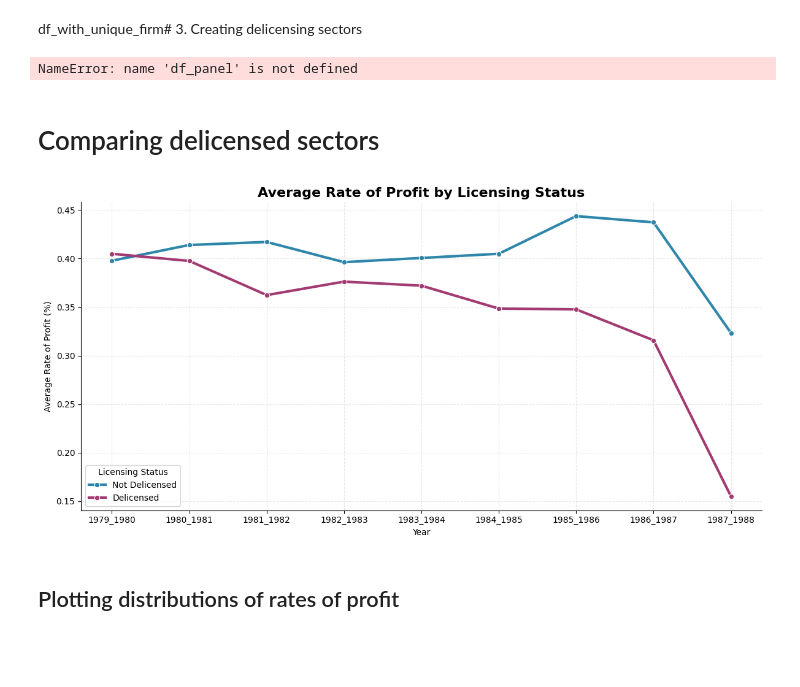
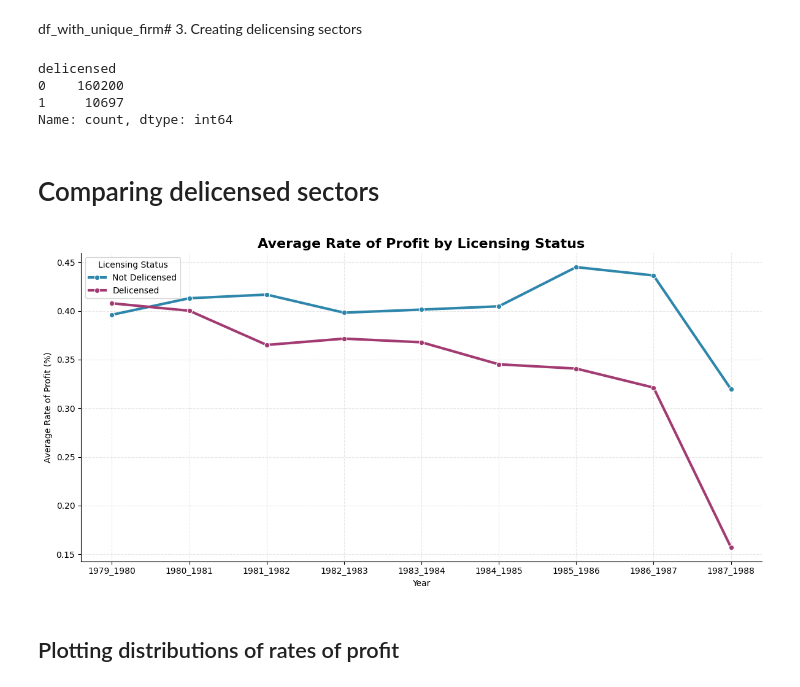
Before and after one commit to kabeerbora/1980s_delin, a Jupyter notebook: Panel_79_89_v2.ipynb, the cells around one changed output. Drawn from its saved outputs; the diff is of its cells as text; code cells hidden in the pictures; blank space fills up the shorter version.

```diff
--- a/Panel_79_89_v2.ipynb
+++ b/Panel_79_89_v2.ipynb
@@ -450,12 +436,18 @@ df_panel.to_csv('/content/drive/MyDrive/data_economics_research/jan_weber_kabeer
 # %% [markdown]
 df_with_unique_firm# 3. Creating delicensing sectors
 # %%
+# nic_codes_to_check = [
+#     274, 269, 268, 267, 266, 265, 264, 262, 261, 260, 259, 258, 257, 254, 250, 248, 247, 246, 245,
+#     243, 242, 241, 240, 236, 235, 234, 233, 232, 231, 230, 224, 218, 216, 215, 214, 213, 209, 208,
+#     205, 201, 200, 389, 387, 386, 385, 384, 383, 382, 381, 379, 378, 372, 370, 362, 361, 349, 345,
+#     340, 336, 335, 334, 333, 332, 329, 326, 325, 324, 317, 311, 303, 301, 296, 295, 291, 288, 287,
+#     284, 279, 277, 276, 275
+# ]
 nic_codes_to_check = [
-    274, 269, 268, 267, 266, 265, 264, 262, 261, 260, 259, 258, 257, 254, 250, 248, 247, 246, 245,
-    243, 242, 241, 240, 236, 235, 234, 233, 232, 231, 230, 224, 218, 216, 215, 214, 213, 209, 208,
-    205, 201, 200, 389, 387, 386, 385, 384, 383, 382, 381, 379, 378, 372, 370, 362, 361, 349, 345,
-    340, 336, 335, 334, 333, 332, 329, 326, 325, 324, 317, 311, 303, 301, 296, 295, 291, 288, 287,
-    284, 279, 277, 276, 275
+    274, 269, 268, 267, 266, 265, 262, 261, 260, 252, 251, 250, 248, 247, 246, 245, 243, 241, 242,
+    240, 232, 231, 236, 235, 234, 233, 230, 224, 217, 215, 214, 212, 209, 208, 205, 201, 200,
+    389, 387, 386, 385, 384, 383, 382, 381, 379, 378, 372, 373, 370, 362, 361, 349, 344, 341, 336,
+    335, 334, 333, 332, 329, 326, 325, 324, 301, 296, 295, 291, 288, 287, 284, 279, 277, 276, 275
 ]
 df_panel['nic_3digit'] = df_panel['nic_code'].astype(str).str[:3]
 nic_codes_str = [str(code) for code in nic_codes_to_check]
@@ -465,7 +457,10 @@ df_panel['delicensed'] = (
 ).astype(int)
 print(df_panel['delicensed'].value_counts())
 # %% [output]
-NameError: name 'df_panel' is not defined
+delicensed
+0    160200
+1     10697
+Name: count, dtype: int64
 # %% [markdown]
 # Comparing delicensed sectors
 # %%
@@ -474,45 +469,43 @@ import seaborn as sns
 import pandas as pd
 
 nic_codes_to_check = [
-    274, 269, 268, 267, 266, 265, 264, 262, 261, 260, 259, 258, 257, 254, 250, 248, 247, 246, 245,
-    243, 242, 241, 240, 236, 235, 234, 233, 232, 231, 230, 224, 218, 216, 215, 214, 213, 209, 208,
-    205, 201, 200, 389, 387, 386, 385, 384, 383, 382, 381, 379, 378, 372, 370, 362, 361, 349, 345,
-    340, 336, 335, 334, 333, 332, 329, 326, 325, 324, 317, 311, 303, 301, 296, 295, 291, 288, 287,
-    284, 279, 277, 276, 275
+    274, 269, 268, 267, 266, 265, 262, 261, 260, 252, 251, 250, 248, 247, 246, 245, 243, 241, 242,
+    240, 232, 231, 236, 235, 234, 233, 230, 224, 217, 215, 214, 212, 209, 208, 205, 201, 200,
+    389, 387, 386, 385, 384, 383, 382, 381, 379, 378, 372, 373, 370, 362, 361, 349, 344, 341, 336,
+    335, 334, 333, 332, 329, 326, 325, 324, 301, 296, 295, 291, 288, 287, 284, 279, 277, 276, 275
 ]
-
 # Derive 3-digit NIC code
 df_filtered['nic_3digit'] = df_filtered['nic_code'].astype(str).str[:3]
 nic_codes_str = [str(code) for code in nic_codes_to_check]
 df_filtered['delicensed'] = df_filtered['nic_3digit'].isin(nic_codes_str).astype(int)
 
 # Exclude year '1988_1989'
 df_filtered = df_filtered[df_filtered['year'] != '1988_1989']
 
 # Compute group-wise average
 avg_profit_by_group = (
     df_filtered.groupby(['year', 'delicensed'])['rate_of_profit']
     .mean()
     .reset_index()
 )
 
 avg_profit_by_group['Licensing Status'] = avg_profit_by_group['delicensed'].map({1: 'Delicensed', 0: 'Not Delicensed'})
 
 # Plotting
 plt.figure(figsize=(12, 6))
 sns.lineplot(
     data=avg_profit_by_group, x='year', y='rate_of_profit', hue='Licensing Status',
     palette=['#2E86AB', '#A23B72'], linewidth=3, marker='o'
 )
 plt.title('Average Rate of Profit by Licensing Status', fontsize=16, weight='bold')
 plt.xlabel('Year')
 plt.ylabel('Average Rate of Profit (%)')
 plt.grid(True, linestyle='--', alpha=0.3)
 sns.despine()
 plt.tight_layout()
 plt.show()
 # %% [output]
-[figure, old version]
+[figure, new version]
 # %% [markdown]
 ## Plotting distributions of rates of profit
 # %%
```
Also changed, not shown: parts of 4 cells of this notebook.
